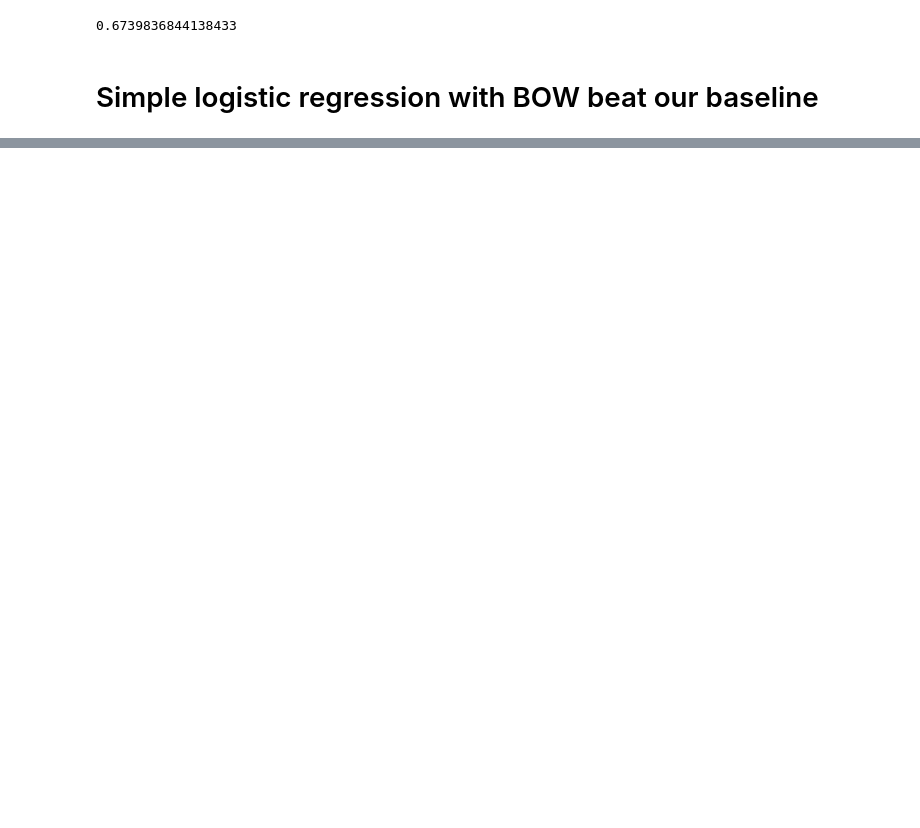
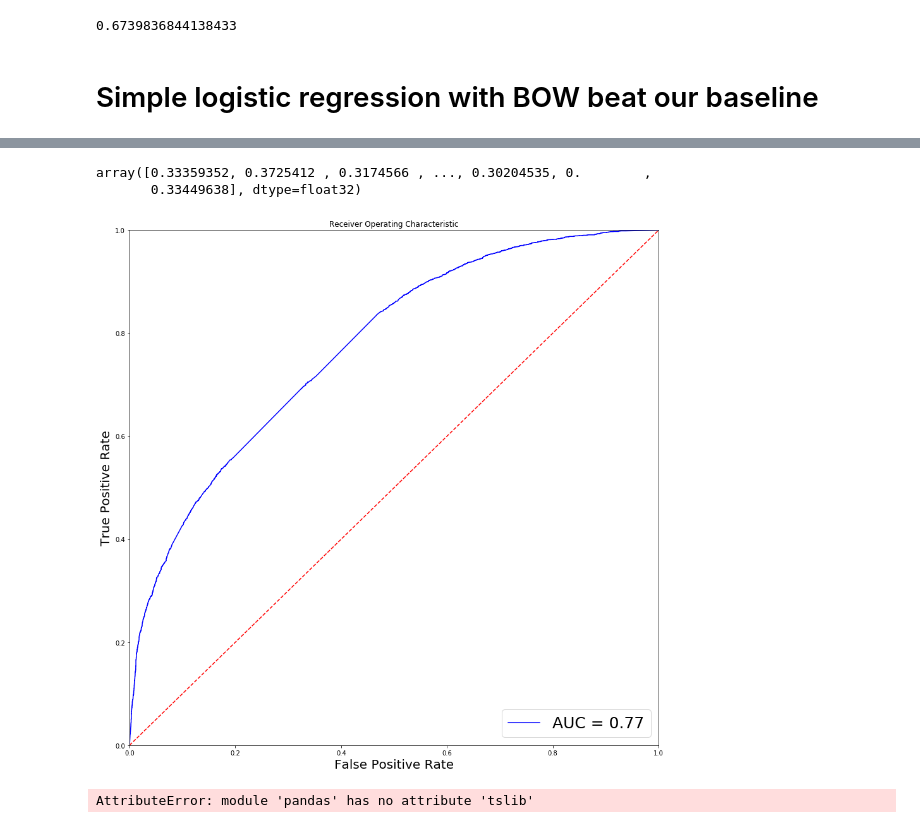
Before and after one commit to NathanLaird/EmailNetworkAnalysis, a Jupyter notebook: Group_Identification.ipynb, the cells around one changed output, grey strips where cells are left out. Drawn from its saved outputs; the diff is of its cells as text; code cells hidden in the pictures; blank space fills up the shorter version.

```diff
--- a/Group_Identification.ipynb
+++ b/Group_Identification.ipynb
@@ -177,7 +188,7 @@ from sklearn.feature_extraction.text import CountVectorizer
 
 sentences_train, sentences_test, y_train, y_test = train_test_split(X, y, test_size=0.25, random_state=1000)
 
-vectorizer = CountVectorizer(max_features=1500)
+vectorizer = CountVectorizer(max_features=700)
 vectorizer.fit(sentences_train)
 # %% [output]
 CountVectorizer(analyzer='word', binary=False, decode_error='strict',
@@ -221,9 +232,8 @@ import tensorflow_hub as hub
 # %%
 model = tf.keras.Sequential()
 model.add(tf.keras.layers.Dense(1000, input_shape=(X_train[0].shape[1],)))
+model.add(tf.keras.layers.Dense(500, activation='relu'))
 model.add(tf.keras.layers.Dense(300, activation='relu'))
-model.add(tf.keras.layers.Dense(300, activation='relu'))
-model.add(tf.keras.layers.Dense(50, activation='relu'))
 model.add(tf.keras.layers.Dense(1, activation='sigmoid'))
 
 model.summary()
@@ -260,7 +268,7 @@ Instructions for updating:
 Use tf.where in 2.0, which has the same broadcast rule as np.where
 # %%
 history = model.fit(X_train,y=y_train,
-                    epochs=1,
+                    epochs=10,
                     batch_size=32,
                     verbose=1)
 # %% [output]
@@ -267,0 +295,35 @@ history = model.fit(X_train,y=y_train,
+# %%
+ypred = pd.DataFrame(model.predict(X_test))[0]
+np.array(ypred)
+# %% [output]
+array([0.33359352, 0.3725412 , 0.3174566 , ..., 0.30204535, 0.        ,
+       0.33449638], dtype=float32)
+# %%
+import sklearn.metrics as metrics
+# calculate the fpr and tpr for all thresholds of the classification
+
+preds = ypred
+fpr, tpr, threshold = metrics.roc_curve(np.array(y_test),np.array(ypred) )
+roc_auc = metrics.auc(fpr, tpr)
+
+# method I: plt
+import matplotlib.pyplot as plt
+plt.figure(figsize=(15,15))
+plt.title('Receiver Operating Characteristic')
+plt.plot(fpr, tpr, 'b', label = 'AUC = %0.2f' % roc_auc)
+plt.legend(loc = 'lower right',prop={'size': 25})
+plt.plot([0, 1], [0, 1],'r--')
+plt.xlim([0, 1])
+plt.ylim([0, 1])
+plt.ylabel('True Positive Rate',fontsize=20)
+plt.xlabel('False Positive Rate',fontsize=20)
+plt.savefig('Viz/Roc.png',)
+plt.show()
+
+# method II: ggplot
+from ggplot import *
+df = pd.DataFrame(dict(fpr = fpr, tpr = tpr))
+ggplot(df, aes(x = 'fpr', y = 'tpr')) + geom_line() + geom_abline(linetype = 'dashed')
+# %% [output]
+[figure, added]
+AttributeError: module 'pandas' has no attribute 'tslib'
```
Also changed, not shown: parts of 27 cells of this notebook, 11 other files.
